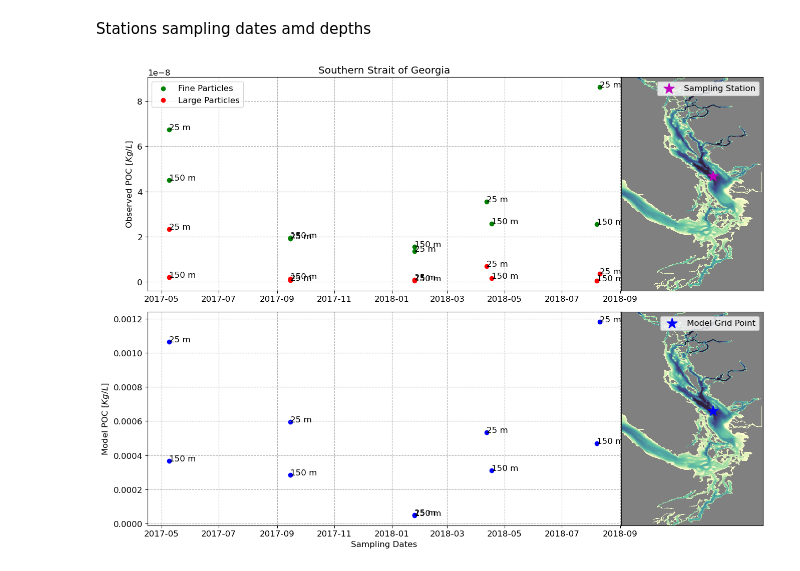
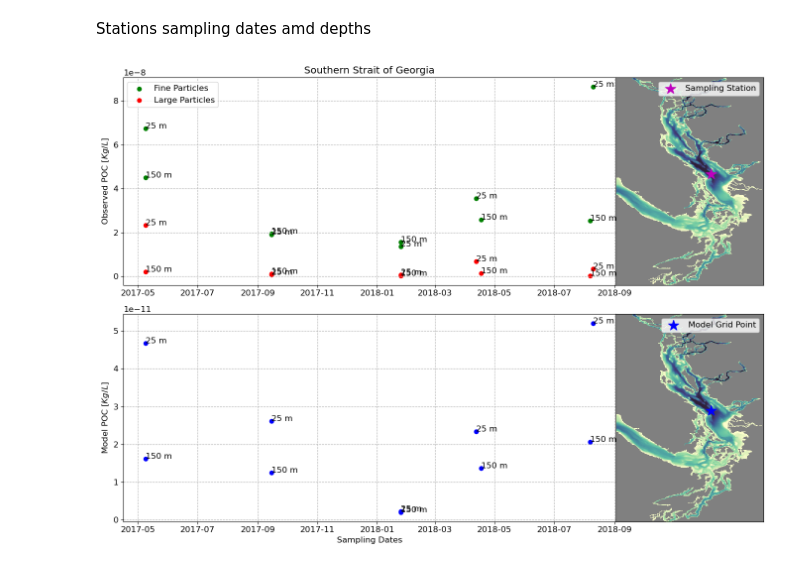
Before and after one commit to SalishSeaCast/analysis-vicente, a Jupyter notebook: Ocean_Parcels/drafts/POC_parameters.ipynb, the cells around one changed output. Drawn from its saved outputs; the diff is of its cells as text; code cells hidden in the pictures.

```diff
--- a/Ocean_Parcels/drafts/POC_parameters.ipynb
+++ b/Ocean_Parcels/drafts/POC_parameters.ipynb
@@ -761,4 +735,25 @@ path['bat']
+# %%
+X_grid_NS = [110, 110, 250, 250, 110]
+Y_grid_NS = [560, 730, 730, 560, 560]
+X_grid_CS = [150, 150, 350, 350, 150]
+Y_grid_CS = [400, 560, 560, 400, 400]
+X_grid_SS = [280, 280, 370, 370, 280]
+Y_grid_SS = [310, 400, 400, 310, 310]
 # %%
 bathy = xr.open_dataset(path['bat'])
 model_lat = bathy.nav_lat.values
 model_lon = bathy.nav_lon.values
+# %%
+lats_NS = np.zeros(len(X_grid_NS))
+lons_NS = np.zeros_like(lats_NS)
+lats_CS = np.zeros_like(lats_NS)
+lons_CS = np.zeros_like(lats_NS)
+lats_SS = np.zeros_like(lats_NS)
+lons_SS = np.zeros_like(lats_NS)
+for i in range(0,len(X_grid_NS)):
+    lats_NS[i] = bathy.nav_lat[Y_grid_NS[i],X_grid_NS[i]].values
+    lons_NS[i] = bathy.nav_lon[Y_grid_NS[i],X_grid_NS[i]].values
+    lats_CS[i] = bathy.nav_lat[Y_grid_CS[i],X_grid_CS[i]].values
+    lons_CS[i] = bathy.nav_lon[Y_grid_CS[i],X_grid_CS[i]].values
+    lats_SS[i] = bathy.nav_lat[Y_grid_SS[i],X_grid_SS[i]].values
+    lons_SS[i] = bathy.nav_lon[Y_grid_SS[i],X_grid_SS[i]].values
@@ -790,7 +794,7 @@ lon_NS = (-1) * np.array([124 + (40.80/60), 124 + (40.80/60)])
 # %%
 folder = make_prefix(datetime(2023, 1, 1),path['NEMO'],res='d')+'_biol_T.nc'
 # %%
-poc = xr.open_dataset(folder)['particulate_organic_nitrogen']*(16/106)
+poc = xr.open_dataset(folder)['particulate_organic_nitrogen']*(106/16)
 # %%
 path_grid = '/ocean/vvalenzuela/MOAD/grid/grid_from_lat_lon_mask999.nc'
 grid = xr.open_dataset(path_grid)
@@ -802,14 +806,14 @@ gp_SS_i =[]
 gp_SS_j =[]
 for i in range(0,len(poc_SS_f)):
     folder = make_prefix(time_SS[i],path['NEMO'],res='d')+'_biol_T.nc'
-    poc = xr.open_dataset(folder)['particulate_organic_nitrogen']*(16/106)
+    poc = xr.open_dataset(folder)['particulate_organic_nitrogen']*(106/16)
     #
     grid_Y_SS = grid.jj.sel(lats=lat_SS[i], lons=lon_SS[i], method='nearest').item()
     grid_X_SS = grid.ii.sel(lats=lat_SS[i], lons=lon_SS[i], method='nearest').item()
     gp_SS_i.append(grid_X_SS)
     gp_SS_j.append(grid_Y_SS)
     poc_model_SS.append((poc.sel(deptht = depth_SS[i], x = grid_X_SS, y = grid_Y_SS, method = 'nearest')).values)
-poc_model_SS = np.array(poc_model_SS)*(12*10**(-3)) # Conversion to KG/L
+poc_model_SS = np.array(poc_model_SS)*conversion # Conversion to KG/L
 #################################################################################################################
 grid_Y_NS = np.zeros(len(lat_NS)).astype(int)
 grid_X_NS = np.zeros_like(grid_Y_NS)
@@ -818,14 +822,14 @@ gp_NS_i =[]
 gp_NS_j =[]
 for i in range(0,len(poc_NS_f)):
     folder = make_prefix(time_NS[i],path['NEMO'],res='d')+'_biol_T.nc'
-    poc = xr.open_dataset(folder)['particulate_organic_nitrogen']*(16/106)
+    poc = xr.open_dataset(folder)['particulate_organic_nitrogen']*(106/16)
     #
     grid_Y_NS = grid.jj.sel(lats=lat_NS[i], lons=lon_NS[i], method='nearest').item()
     grid_X_NS = grid.ii.sel(lats=lat_NS[i], lons=lon_NS[i], method='nearest').item()
     gp_NS_i.append(grid_X_NS)
     gp_NS_j.append(grid_Y_NS)
     poc_model_NS.append((poc.sel(deptht = depth_NS[i], x = grid_X_NS, y = grid_Y_NS, method = 'nearest')).values)
-poc_model_NS = np.array(poc_model_NS)*(12*10**(-3)) # Conversion to KG/L
+poc_model_NS = np.array(poc_model_NS)*conversion # Conversion to KG/L
 # %%
 dd_s = depth_SS.astype(str).tolist()
 dd_n = depth_NS.astype(str).tolist()
@@ -848,35 +852,35 @@ with plt.rc_context({'font.size': 12}):
     #
     axins = ax[0].inset_axes([1, 0, 0.3, 1])
     #
     prof = axins.pcolormesh(bathy.Bathymetry, cmap=cmap)
     axins.scatter(gp_SS_i[0],gp_SS_j[0], c ='m', marker='*', s=250, label = 'Sampling Station')
     axins.legend()
     #
     axins.tick_params(which='both',bottom=False, top=False, left=False, right=False, labelbottom=False, labelleft=False)
 
     #
     #
     ax[1].scatter(time_SS, poc_model_SS, c = 'b')
-    for i, txt in enumerate(dd):
+    for i, txt in enumerate(dd_s):
         ax[1].annotate(txt+' m', (time_SS[i], poc_model_SS[i]))
     #
     ax[1].grid(linestyle = '--')
     #
     ax[1].set_xlabel('Sampling Dates')
     ax[1].set_ylabel(r'Model POC [$Kg/L$]')
     #
     axins1 = ax[1].inset_axes([1, 0, 0.3, 1])
     #
     prof = axins1.pcolormesh(bathy.Bathymetry, cmap=cmap)
     axins1.scatter(gp_SS_i[0],gp_SS_j[0], c ='b', marker='*', s=250, label = 'Model Grid Point')
     axins1.legend()
     axins1.tick_params(which='both',bottom=False, top=False, left=False, right=False, labelbottom=False, labelleft=False)
     #
     #
     plt.tight_layout()
 plt.show()
 # %% [output]
-[figure, old version]
+[figure, new version]
 # %%
 with plt.rc_context({'font.size': 12}):
     fig, ax = plt.subplots(2,1,figsize=(14,10))
```
Also changed, not shown: parts of 26 cells of this notebook, 5 other files.
